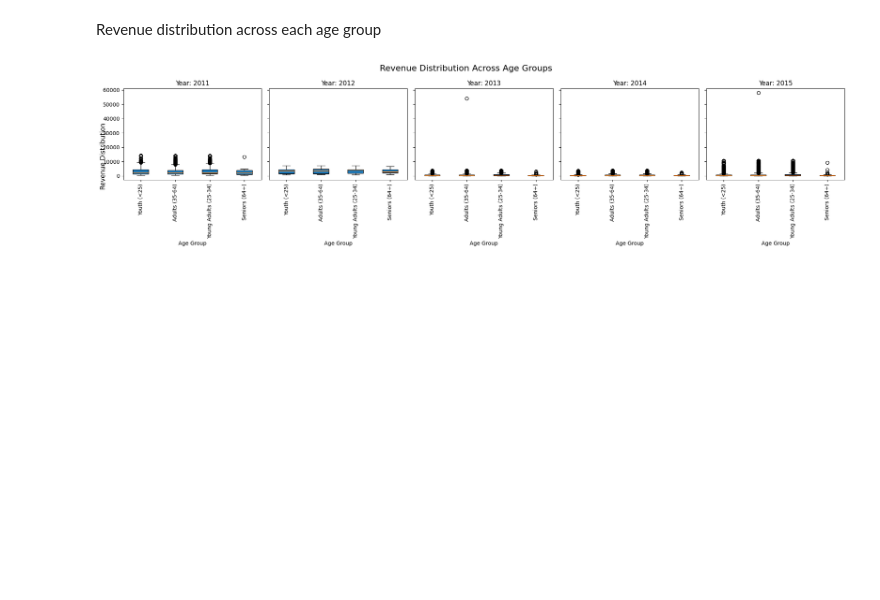
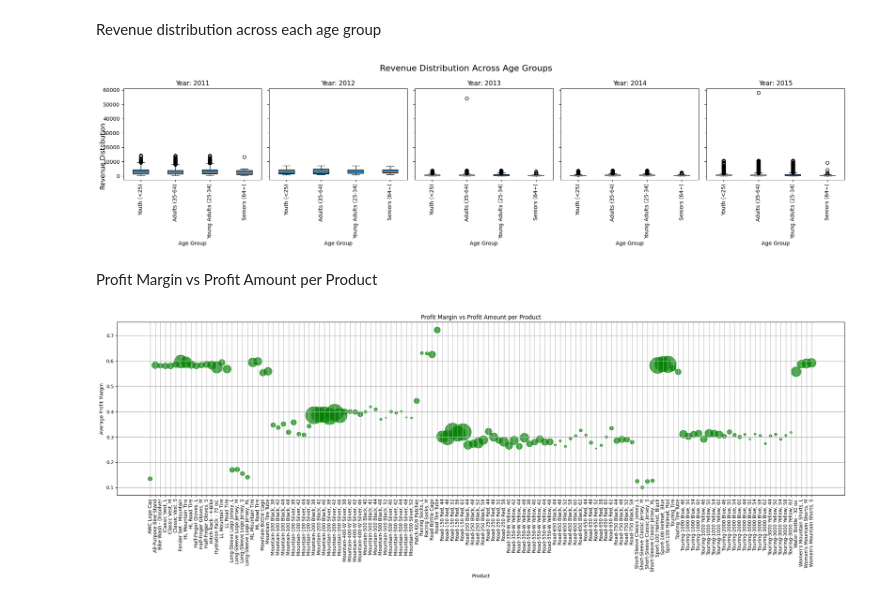
Before and after one commit to shivanswamynathan/EDA_Sales_data, a Jupyter notebook: DS_PROJECT.ipynb, the cells around one changed output. Drawn from its saved outputs; the diff is of its cells as text; code cells hidden in the pictures; blank space fills up the shorter version.

```diff
--- a/DS_PROJECT.ipynb
+++ b/DS_PROJECT.ipynb
@@ -346,3 +346,28 @@ plt.tight_layout()
 plt.show()
 # %% [output]
 [figure]
+# %% [markdown]
+Profit Margin vs Profit Amount per Product
+# %%
+# Scatter plot
+plt.figure(figsize=(22, 8))
+plt.scatter(
+    average_margin['Product'],
+    average_margin['profit_margin'],
+    s=(df.groupby('Product')['Revenue'].sum() - df.groupby('Product')['Cost'].sum()) / 1000,
+    color='green',
+    alpha=0.7
+)
+
+# Add labels and title
+plt.xlabel('Product')
+plt.ylabel('Average Profit Margin')
+plt.title('Profit Margin vs Profit Amount per Product')
+plt.xticks(rotation=90)
+plt.grid(True)
+plt.tight_layout()
+
+# Show the plot
+plt.show()
+# %% [output]
+[figure, added]
```
Also changed, not shown: parts of 9 cells of this notebook.
